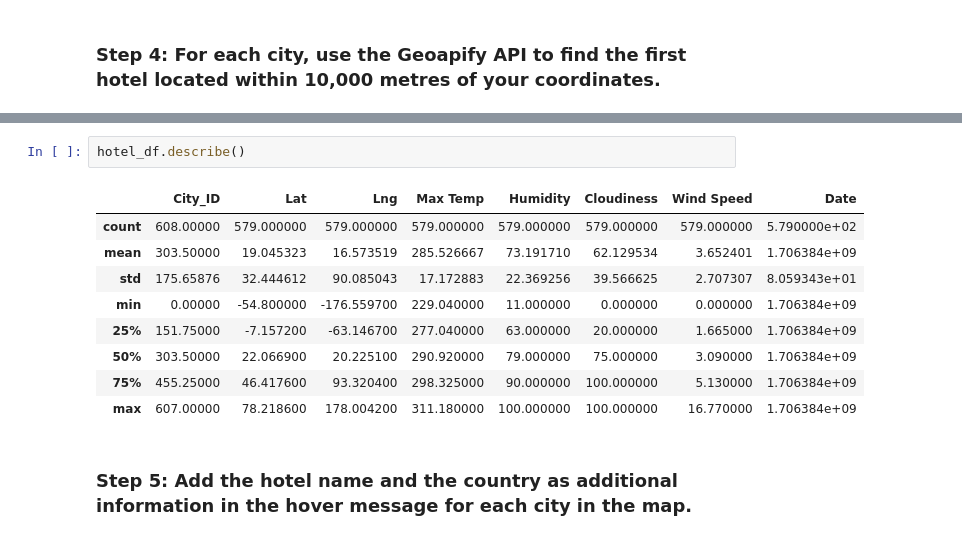
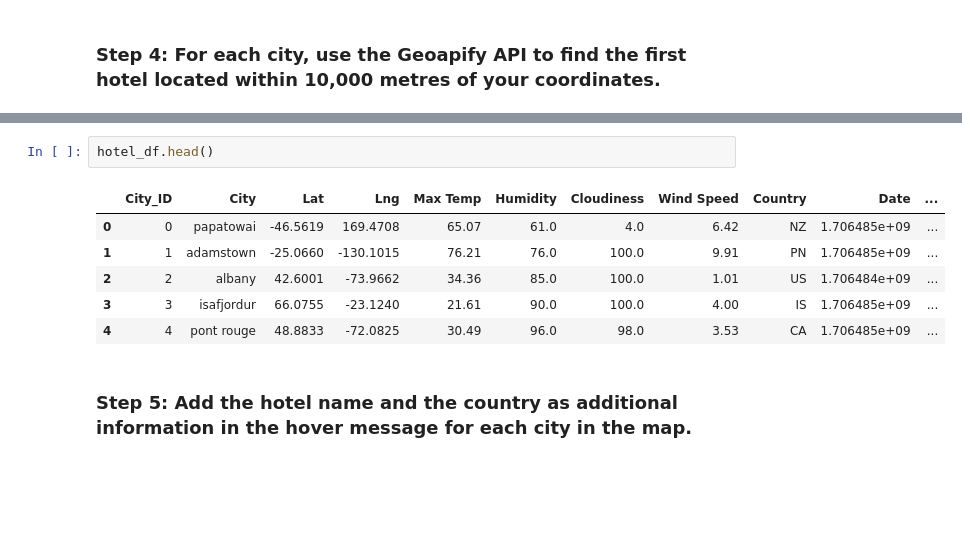
Before and after one commit to HMiesbauer/python-api-challenge, a Jupyter notebook: python-api-challenge/VacationPy.ipynb, the cells around one changed output, grey strips where cells are left out. Cells and saved outputs as stored; diff of their text form; blank space fills up the shorter version.

```diff
--- a/python-api-challenge/VacationPy.ipynb
+++ b/python-api-challenge/VacationPy.ipynb
@@ -210,15 +231,12 @@ KeyboardInterrupt:
 # %%
-hotel_df.describe()
+hotel_df.head()
 # %% [output]
-|  | City_ID | Lat | Lng | Max Temp | Humidity | Cloudiness | Wind Speed | Date |
-| count | 608.00000 | 579.000000 | 579.000000 | 579.000000 | 579.000000 | 579.000000 | 579.000000 | 5.790000e+02 |
-| mean | 303.50000 | 19.045323 | 16.573519 | 285.526667 | 73.191710 | 62.129534 | 3.652401 | 1.706384e+09 |
-| std | 175.65876 | 32.444612 | 90.085043 | 17.172883 | 22.369256 | 39.566625 | 2.707307 | 8.059343e+01 |
-| min | 0.00000 | -54.800000 | -176.559700 | 229.040000 | 11.000000 | 0.000000 | 0.000000 | 1.706384e+09 |
-| 25% | 151.75000 | -7.157200 | -63.146700 | 277.040000 | 63.000000 | 20.000000 | 1.665000 | 1.706384e+09 |
-| 50% | 303.50000 | 22.066900 | 20.225100 | 290.920000 | 79.000000 | 75.000000 | 3.090000 | 1.706384e+09 |
-| 75% | 455.25000 | 46.417600 | 93.320400 | 298.325000 | 90.000000 | 100.000000 | 5.130000 | 1.706384e+09 |
-| max | 607.00000 | 78.218600 | 178.004200 | 311.180000 | 100.000000 | 100.000000 | 16.770000 | 1.706384e+09 |
+|  | City_ID | City | Lat | Lng | Max Temp | Humidity | Cloudiness | Wind Speed | Country | Date | ... |
+| 0 | 0 | papatowai | -46.5619 | 169.4708 | 65.07 | 61.0 | 4.0 | 6.42 | NZ | 1.706485e+09 | ... |
+| 1 | 1 | adamstown | -25.0660 | -130.1015 | 76.21 | 76.0 | 100.0 | 9.91 | PN | 1.706485e+09 | ... |
+| 2 | 2 | albany | 42.6001 | -73.9662 | 34.36 | 85.0 | 100.0 | 1.01 | US | 1.706484e+09 | ... |
+| 3 | 3 | isafjordur | 66.0755 | -23.1240 | 21.61 | 90.0 | 100.0 | 4.00 | IS | 1.706485e+09 | ... |
+| 4 | 4 | pont rouge | 48.8833 | -72.0825 | 30.49 | 96.0 | 98.0 | 3.53 | CA | 1.706485e+09 | ... |
 # %% [markdown]
 ### Step 5: Add the hotel name and the country as additional information in the hover message for each city in the map.
 # %%
```
Also changed, not shown: parts of 14 cells of this notebook, 3 other files.
